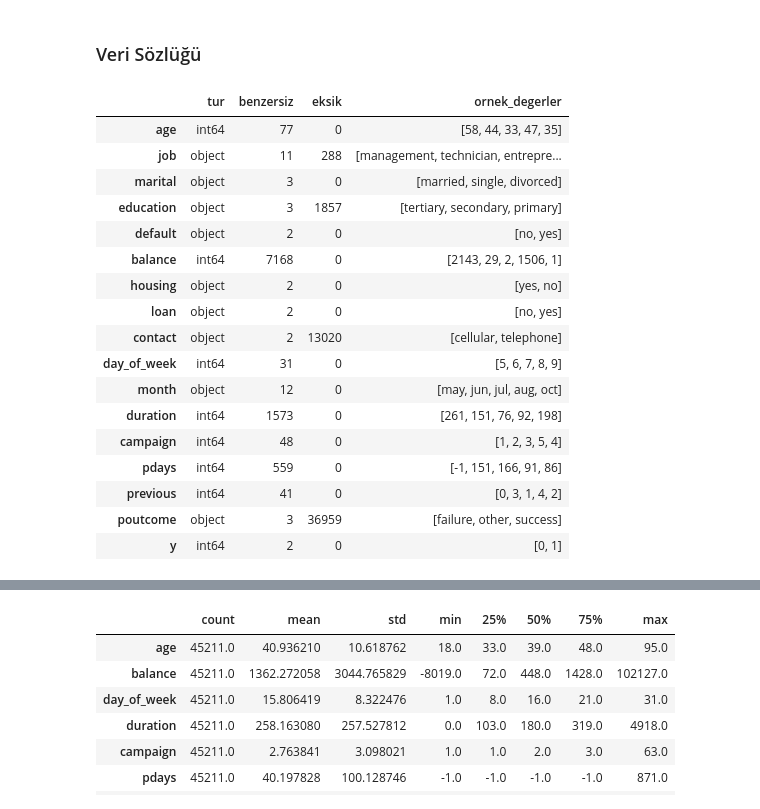
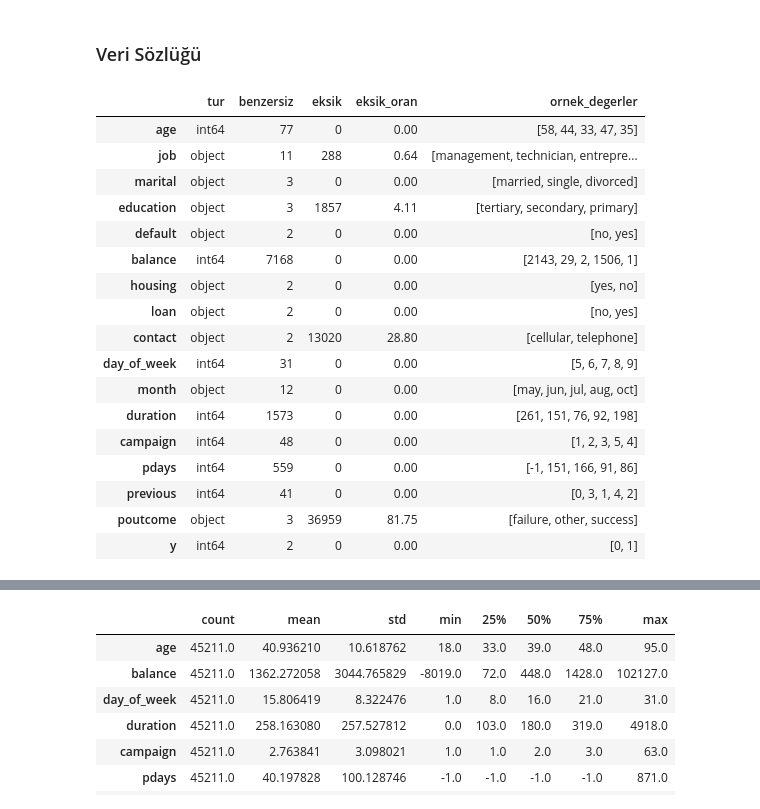
Before and after one commit to zeyneppbaran/ml-proje, a Jupyter notebook: notebooks/01_veri_tanitimi.ipynb, the cells around one changed output, grey strips where cells are left out. Cells and saved outputs as stored; diff of their text form; code cells hidden in the pictures.

Commit message:
veri seti tanınması, eksik değerlerin anlaşılması

```diff
--- a/notebooks/01_veri_tanitimi.ipynb
+++ b/notebooks/01_veri_tanitimi.ipynb
@@ -47,7 +47,7 @@ import seaborn as sns
 #from src.ortak import veri_yukle
 
 HEDEF_SUTUN = "y"
-VERI_YOLU = "data/bank.csv"
+VERI_YOLU = "data/bank-full.csv"
 
 
 def veri_yukle():
@@ -120,28 +120,29 @@ memory usage: 5.9+ MB
 # %%
 sozluk = pd.DataFrame({
     "tur" : df.dtypes.astype(str),
     "benzersiz": df.nunique(),
     "eksik": df.isna().sum(),
+    "eksik_oran" : (df.isna().mean()*100).round(2),
     "ornek_degerler": [df[c].dropna().unique()[:5].tolist() for c in df.columns],
 })
 
 sozluk
 # %% [output]
-|  | tur | benzersiz | eksik | ornek_degerler |
-| age | int64 | 77 | 0 | [58, 44, 33, 47, 35] |
-| job | object | 11 | 288 | [management, technician, entrepre... |
-| marital | object | 3 | 0 | [married, single, divorced] |
-| education | object | 3 | 1857 | [tertiary, secondary, primary] |
-| default | object | 2 | 0 | [no, yes] |
-| balance | int64 | 7168 | 0 | [2143, 29, 2, 1506, 1] |
-| housing | object | 2 | 0 | [yes, no] |
-| loan | object | 2 | 0 | [no, yes] |
-| contact | object | 2 | 13020 | [cellular, telephone] |
-| day_of_week | int64 | 31 | 0 | [5, 6, 7, 8, 9] |
-| month | object | 12 | 0 | [may, jun, jul, aug, oct] |
-| duration | int64 | 1573 | 0 | [261, 151, 76, 92, 198] |
-| campaign | int64 | 48 | 0 | [1, 2, 3, 5, 4] |
-| pdays | int64 | 559 | 0 | [-1, 151, 166, 91, 86] |
-| previous | int64 | 41 | 0 | [0, 3, 1, 4, 2] |
-| poutcome | object | 3 | 36959 | [failure, other, success] |
-| y | int64 | 2 | 0 | [0, 1] |
+|  | tur | benzersiz | eksik | eksik_oran | ornek_degerler |
+| age | int64 | 77 | 0 | 0.00 | [58, 44, 33, 47, 35] |
+| job | object | 11 | 288 | 0.64 | [management, technician, entrepre... |
+| marital | object | 3 | 0 | 0.00 | [married, single, divorced] |
+| education | object | 3 | 1857 | 4.11 | [tertiary, secondary, primary] |
+| default | object | 2 | 0 | 0.00 | [no, yes] |
+| balance | int64 | 7168 | 0 | 0.00 | [2143, 29, 2, 1506, 1] |
+| housing | object | 2 | 0 | 0.00 | [yes, no] |
+| loan | object | 2 | 0 | 0.00 | [no, yes] |
+| contact | object | 2 | 13020 | 28.80 | [cellular, telephone] |
+| day_of_week | int64 | 31 | 0 | 0.00 | [5, 6, 7, 8, 9] |
+| month | object | 12 | 0 | 0.00 | [may, jun, jul, aug, oct] |
+| duration | int64 | 1573 | 0 | 0.00 | [261, 151, 76, 92, 198] |
+| campaign | int64 | 48 | 0 | 0.00 | [1, 2, 3, 5, 4] |
+| pdays | int64 | 559 | 0 | 0.00 | [-1, 151, 166, 91, 86] |
+| previous | int64 | 41 | 0 | 0.00 | [0, 3, 1, 4, 2] |
+| poutcome | object | 3 | 36959 | 81.75 | [failure, other, success] |
+| y | int64 | 2 | 0 | 0.00 | [0, 1] |
```
Also changed, not shown: parts of 7 cells of this notebook.
